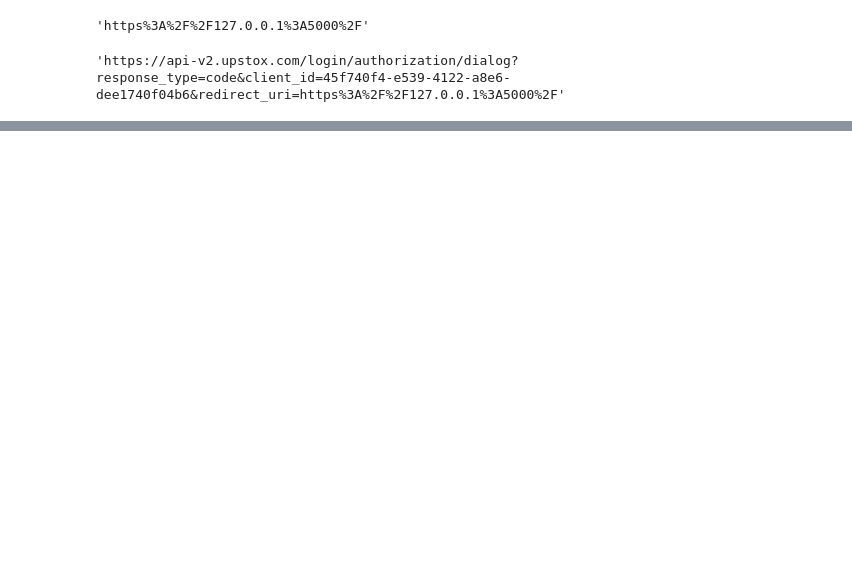
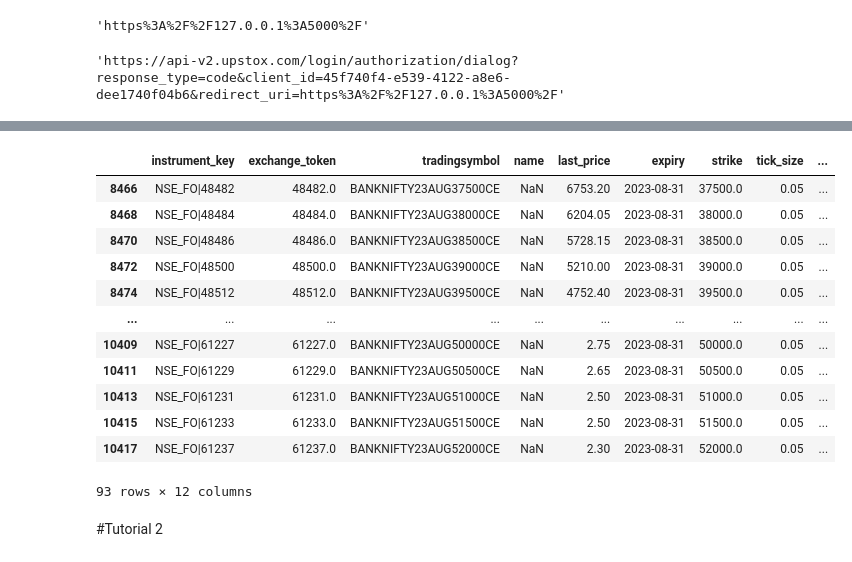
Before and after one commit to san39/Algos, a Jupyter notebook: upstoxLogin.ipynb, the cells around one changed output, grey strips where cells are left out. Drawn from its saved outputs; the diff is of its cells as text; code cells hidden in the pictures; blank space fills up the shorter version.

```diff
--- a/upstoxLogin.ipynb
+++ b/upstoxLogin.ipynb
@@ -51,0 +165,19 @@ json_response
+# %%
+WeekExpiry_pe = WeekExpiry[WeekExpiry.option_type == expiryList_week[0]]
+WeekExpiry_pe
+# %% [output]
+|  | instrument_key | exchange_token | tradingsymbol | name | last_price | expiry | strike | tick_size | ... |
+| 8466 | NSE_FO|48482 | 48482.0 | BANKNIFTY23AUG37500CE | NaN | 6753.20 | 2023-08-31 | 37500.0 | 0.05 | ... |
+| 8468 | NSE_FO|48484 | 48484.0 | BANKNIFTY23AUG38000CE | NaN | 6204.05 | 2023-08-31 | 38000.0 | 0.05 | ... |
+| 8470 | NSE_FO|48486 | 48486.0 | BANKNIFTY23AUG38500CE | NaN | 5728.15 | 2023-08-31 | 38500.0 | 0.05 | ... |
+| 8472 | NSE_FO|48500 | 48500.0 | BANKNIFTY23AUG39000CE | NaN | 5210.00 | 2023-08-31 | 39000.0 | 0.05 | ... |
+| 8474 | NSE_FO|48512 | 48512.0 | BANKNIFTY23AUG39500CE | NaN | 4752.40 | 2023-08-31 | 39500.0 | 0.05 | ... |
+| ... | ... | ... | ... | ... | ... | ... | ... | ... | ... |
+| 10409 | NSE_FO|61227 | 61227.0 | BANKNIFTY23AUG50000CE | NaN | 2.75 | 2023-08-31 | 50000.0 | 0.05 | ... |
+| 10411 | NSE_FO|61229 | 61229.0 | BANKNIFTY23AUG50500CE | NaN | 2.65 | 2023-08-31 | 50500.0 | 0.05 | ... |
+| 10413 | NSE_FO|61231 | 61231.0 | BANKNIFTY23AUG51000CE | NaN | 2.50 | 2023-08-31 | 51000.0 | 0.05 | ... |
+| 10415 | NSE_FO|61233 | 61233.0 | BANKNIFTY23AUG51500CE | NaN | 2.50 | 2023-08-31 | 51500.0 | 0.05 | ... |
+| 10417 | NSE_FO|61237 | 61237.0 | BANKNIFTY23AUG52000CE | NaN | 2.30 | 2023-08-31 | 52000.0 | 0.05 | ... |
+93 rows × 12 columns
+# %% [markdown]
+#Tutorial 2
```
Also changed, not shown: parts of 12 cells of this notebook.
